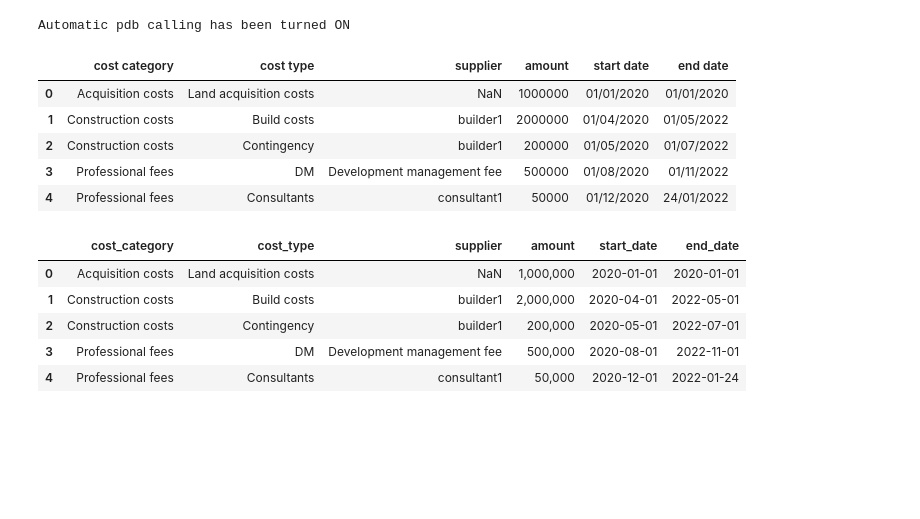
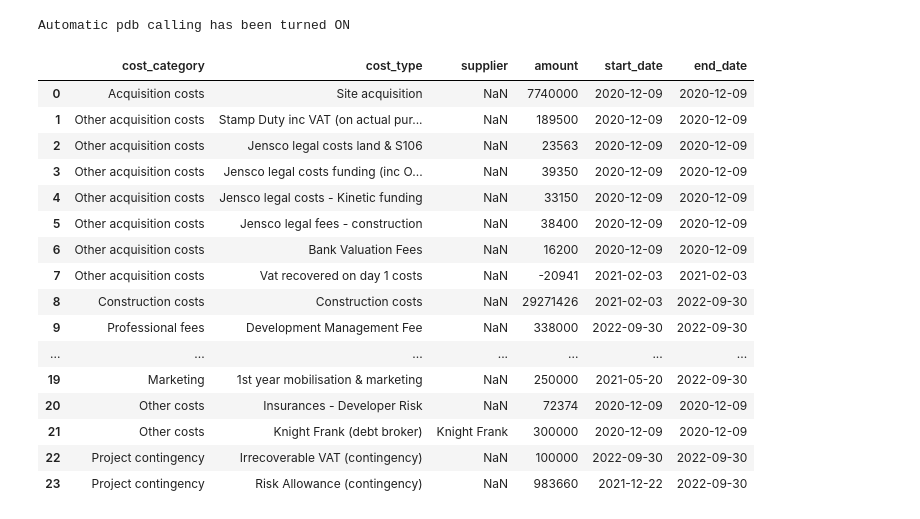
Before and after one commit to beanben/construction_loan, a Jupyter notebook: notebooks/loan_notebook.ipynb, the cells around one changed output. Drawn from its saved outputs; the diff is of its cells as text; code cells hidden in the pictures; blank space fills up the shorter version.

```diff
--- a/notebooks/loan_notebook.ipynb
+++ b/notebooks/loan_notebook.ipynb
@@ -8,6 +8,17 @@ import sys
 sys.path.append('..')
 from construction_loan import budget
 
+import matplotlib.pyplot as plt
+
 %pdb on
+
+# formatting
+pd.options.display.float_format = '{:,.0f}'.format
+
+# Set the maximum number of columns displayed
+pd.set_option('display.max_columns', None)
+
+# Optionally, set the maximum number of rows displayed
+pd.set_option('display.max_rows', None)
 # %% [output]
 Automatic pdb calling has been turned ON
@@ -19,22 +25,24 @@ df = pd.read_csv('/Users/benoitfesquet/Dev/construction_loan/data/input_data.csv
-# %%
-df
-# %% [output]
-|  | cost category | cost type | supplier | amount | start date | end date |
-| 0 | Acquisition costs | Land acquisition costs | NaN | 1000000 | 01/01/2020 | 01/01/2020 |
-| 1 | Construction costs | Build costs | builder1 | 2000000 | 01/04/2020 | 01/05/2022 |
-| 2 | Construction costs | Contingency | builder1 | 200000 | 01/05/2020 | 01/07/2022 |
-| 3 | Professional fees | DM | Development management fee | 500000 | 01/08/2020 | 01/11/2022 |
-| 4 | Professional fees | Consultants | consultant1 | 50000 | 01/12/2020 | 24/01/2022 |
 # %%
 # prepare the dataframe
-df = budget.set_project_budget_from_csv('/Users/benoitfesquet/Dev/construction_loan/data/input_data.csv')
+df = budget.set_project_budget_from_csv('/Users/benoitfesquet/Dev/construction_loan/data/jensco_budget.csv')
 
 df
 # %% [output]
 |  | cost_category | cost_type | supplier | amount | start_date | end_date |
-| 0 | Acquisition costs | Land acquisition costs | NaN | 1,000,000 | 2020-01-01 | 2020-01-01 |
-| 1 | Construction costs | Build costs | builder1 | 2,000,000 | 2020-04-01 | 2022-05-01 |
-| 2 | Construction costs | Contingency | builder1 | 200,000 | 2020-05-01 | 2022-07-01 |
-| 3 | Professional fees | DM | Development management fee | 500,000 | 2020-08-01 | 2022-11-01 |
-| 4 | Professional fees | Consultants | consultant1 | 50,000 | 2020-12-01 | 2022-01-24 |
+| 0 | Acquisition costs | Site acquisition | NaN | 7740000 | 2020-12-09 | 2020-12-09 |
+| 1 | Other acquisition costs | Stamp Duty inc VAT (on actual pur... | NaN | 189500 | 2020-12-09 | 2020-12-09 |
+| 2 | Other acquisition costs | Jensco legal costs land & S106 | NaN | 23563 | 2020-12-09 | 2020-12-09 |
+| 3 | Other acquisition costs | Jensco legal costs funding (inc O... | NaN | 39350 | 2020-12-09 | 2020-12-09 |
+| 4 | Other acquisition costs | Jensco legal costs - Kinetic funding | NaN | 33150 | 2020-12-09 | 2020-12-09 |
+| 5 | Other acquisition costs | Jensco legal fees - construction | NaN | 38400 | 2020-12-09 | 2020-12-09 |
+| 6 | Other acquisition costs | Bank Valuation Fees | NaN | 16200 | 2020-12-09 | 2020-12-09 |
+| 7 | Other acquisition costs | Vat recovered on day 1 costs | NaN | -20941 | 2021-02-03 | 2021-02-03 |
+| 8 | Construction costs | Construction costs | NaN | 29271426 | 2021-02-03 | 2022-09-30 |
+| 9 | Professional fees | Development Management Fee | NaN | 338000 | 2022-09-30 | 2022-09-30 |
+| ... | ... | ... | ... | ... | ... | ... |
+| 19 | Marketing | 1st year mobilisation & marketing | NaN | 250000 | 2021-05-20 | 2022-09-30 |
+| 20 | Other costs | Insurances - Developer Risk | NaN | 72374 | 2020-12-09 | 2020-12-09 |
+| 21 | Other costs | Knight Frank (debt broker) | Knight Frank | 300000 | 2020-12-09 | 2020-12-09 |
+| 22 | Project contingency | Irrecoverable VAT (contingency) | NaN | 100000 | 2022-09-30 | 2022-09-30 |
+| 23 | Project contingency | Risk Allowance (contingency) | NaN | 983660 | 2021-12-22 | 2022-09-30 |
 # %%
```
Also changed, not shown: parts of 6 cells of this notebook, 10 other files.
